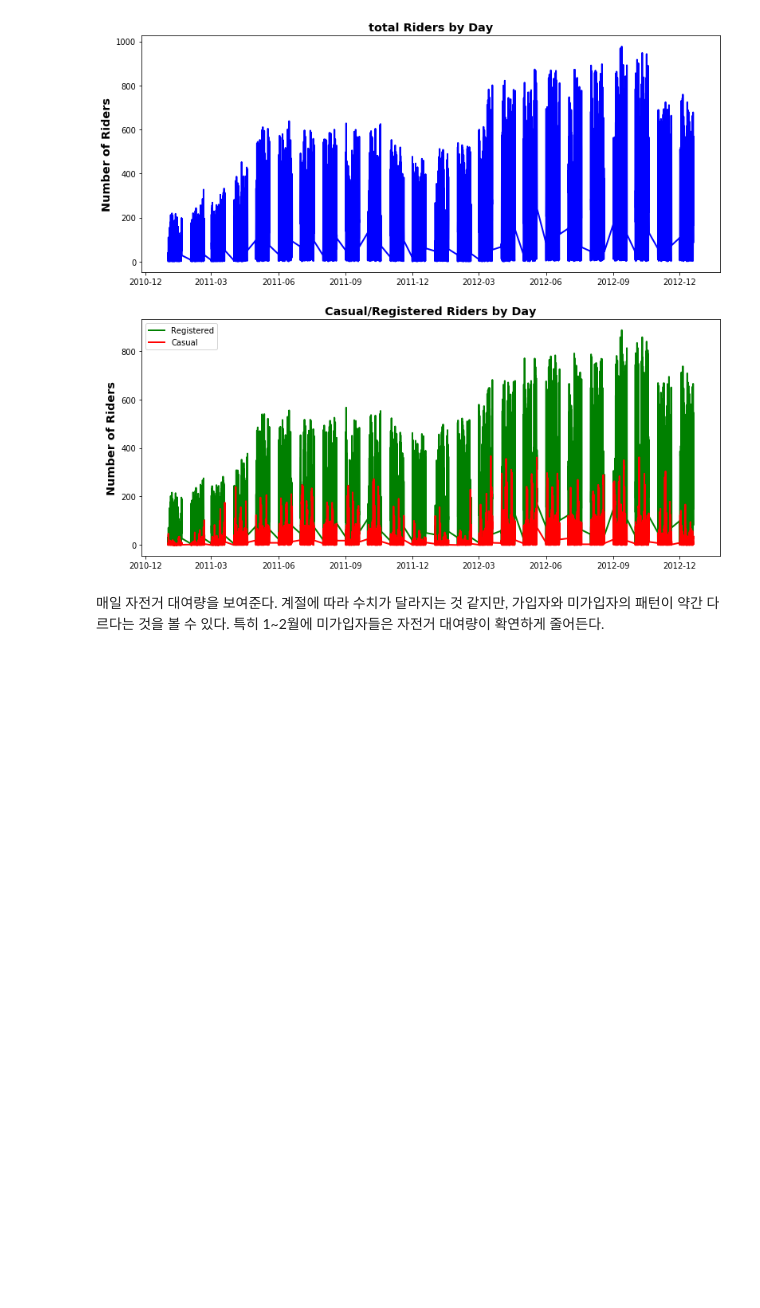
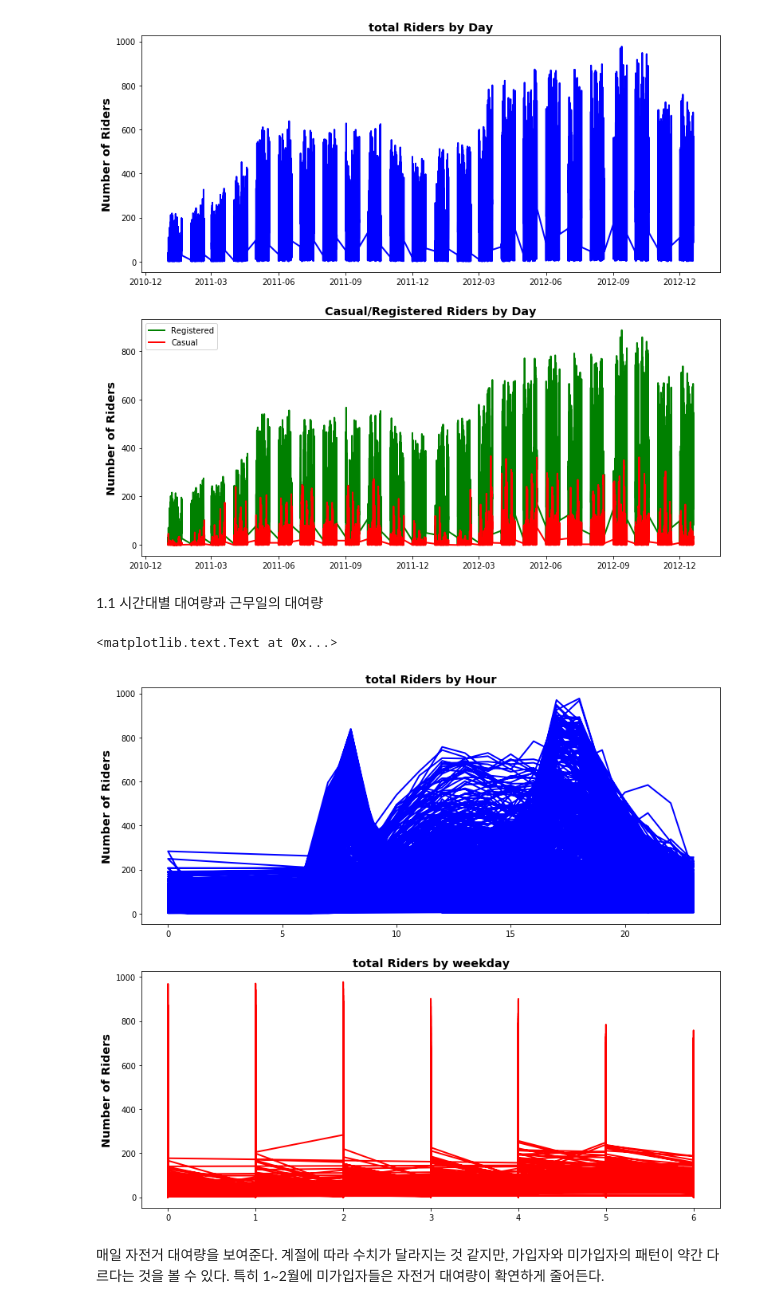
Before and after one commit to heemokyim/dsschool-study-notebook, a Jupyter notebook: 3rd-week-bike-sharing-demand/bike-sharing-demand-visualize.ipynb, the cells around one changed output. Cells and saved outputs as stored; diff of their text form; code cells hidden in the pictures; blank space fills up the shorter version.

```diff
--- a/3rd-week-bike-sharing-demand/bike-sharing-demand-visualize.ipynb
+++ b/3rd-week-bike-sharing-demand/bike-sharing-demand-visualize.ipynb
@@ -58,0 +58,9 @@ df.sample(5)
+# %%
+df["year"] = df["datetime"].dt.year
+df["month"] = df["datetime"].dt.month
+df["day"] = df["datetime"].dt.day
+df["hour"] = df["datetime"].dt.hour
+df["minute"] = df["datetime"].dt.minute
+df["second"] = df["datetime"].dt.second
+
+print(df.shape)
@@ -127,5 +137,21 @@ plt.legend(['Registered', 'Casual'], loc='upper left')
 # %% [output]
 <matplotlib.legend.Legend at 0x...>
 [figure]
+# %% [markdown]
+1.1 시간대별 대여량과 근무일의 대여량
+# %%
+plt.figure(figsize=(13,12))
+plt.subplot(211)
+plt.plot(df['datetime'].dt.hour, df['count'], 'b')
+plt.title('total Riders by Hour')
+plt.ylabel('Number of Riders')
+
+plt.subplot(212)
+plt.plot(df['datetime'].dt.weekday, df['count'], 'r')
+plt.title('total Riders by weekday')
+plt.ylabel('Number of Riders')
+# %% [output]
+<matplotlib.text.Text at 0x...>
+[figure, added]
 # %% [markdown]
 매일 자전거 대여량을 보여준다. 계절에 따라 수치가 달라지는 것 같지만, 가입자와 미가입자의 패턴이 약간 다르다는 것을 볼 수 있다. 특히 1~2월에 미가입자들은 자전거 대여량이 확연하게 줄어든다.
```
Also changed, not shown: parts of 11 cells of this notebook.
